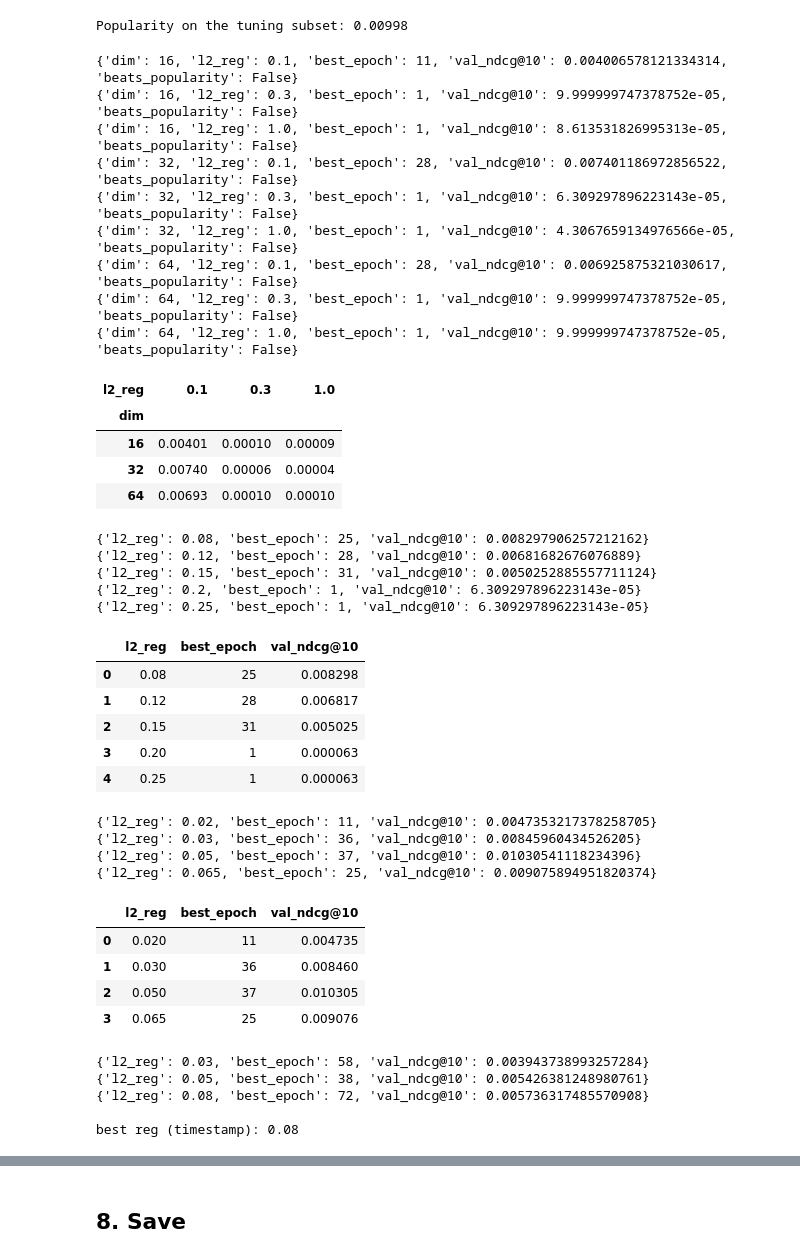
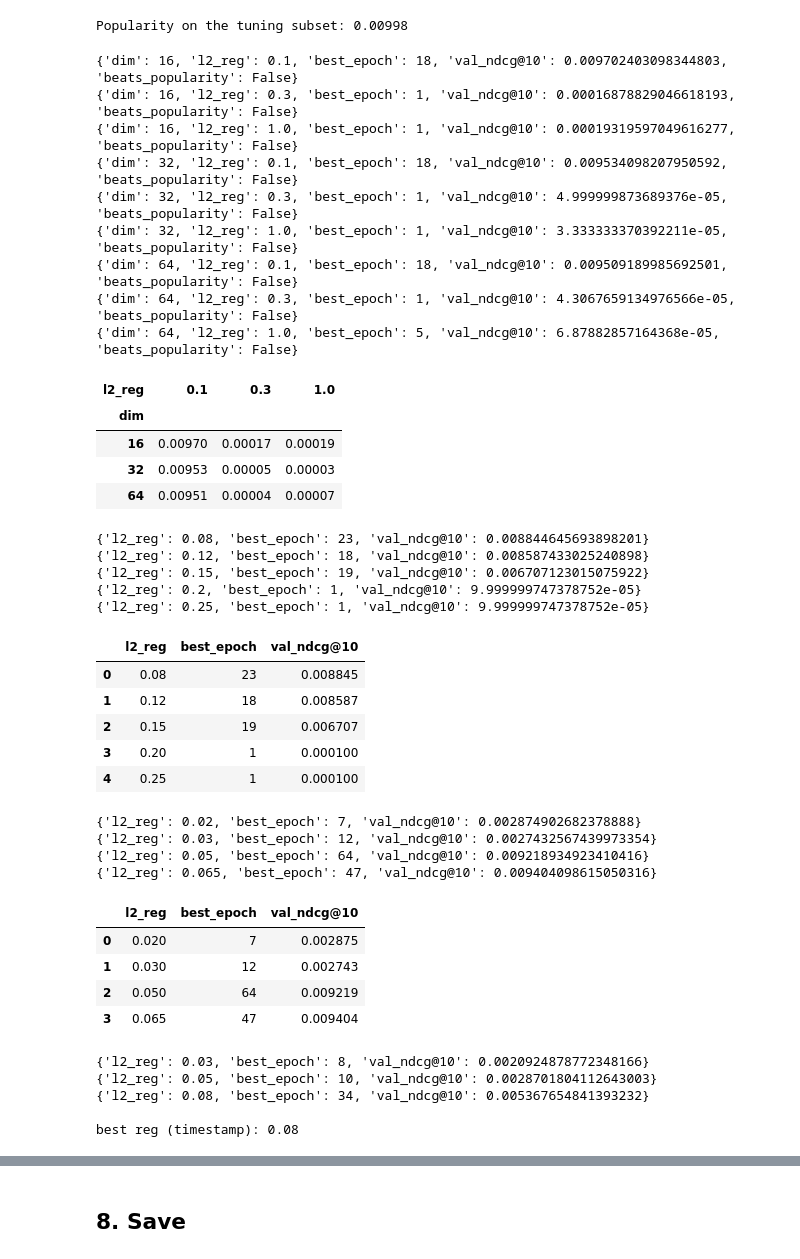
Before and after one commit to ErjonXhani/gnn-recommender-dissertation, a Jupyter notebook: notebooks/08_evaluation_and_baselines.ipynb, the cells around one changed output, grey strips where cells are left out. Cells and saved outputs as stored; diff of their text form; code cells hidden in the pictures.

```diff
--- a/notebooks/08_evaluation_and_baselines.ipynb
+++ b/notebooks/08_evaluation_and_baselines.ipynb
@@ -593,7 +635,7 @@ d = data["last_out"]
 probe = md.MatrixFactorization(d["n_users"], d["n_items"], MF_DIM, SEED)
 probe_result = tr.train_bpr(
     probe, d["train"], d["n_items"], evaluator=None,
-    epochs=3, batch_size=MF_BATCH, learning_rate=MF_LR, l2_reg=MF_REG,
+    epochs=3, batch_size=MF_BATCH, learning_rate=MF_LR, l2_reg=MF_REG, sampling=SAMPLING,
     device=DEVICE, seed=SEED, verbose=False,
 )
 per_epoch = probe_result["history"]["seconds"].mean()
@@ -620,7 +662,7 @@ for protocol, d in data.items():
         model, d["train"], d["n_items"],
         evaluator=tuning_evaluators[protocol],
         epochs=MF_EPOCHS, batch_size=MF_BATCH,
-        learning_rate=MF_LR, l2_reg=MF_REG,
+        learning_rate=MF_LR, l2_reg=MF_REG, sampling=SAMPLING,
         patience=5, eval_every=10, selection_metric="ndcg@10",
         device=DEVICE, seed=SEED,
     )
@@ -693,7 +735,7 @@ for reg in [1e-4, 1e-3, 1e-2, 1e-1]:
     outcome = tr.train_bpr(
         model, d["train"], d["n_items"],
         evaluator=tuning_evaluators["last_out"],
-        epochs=40, batch_size=MF_BATCH, learning_rate=MF_LR, l2_reg=reg,
+        epochs=40, batch_size=MF_BATCH, learning_rate=MF_LR, l2_reg=reg, sampling=SAMPLING,
         patience=10, eval_every=1, selection_metric="ndcg@10",
         device=DEVICE, seed=SEED, verbose=False,
     )
@@ -743,7 +785,7 @@ for dim in [16, 32, 64]:
         model = md.MatrixFactorization(d["n_users"], d["n_items"], dim, SEED)
         outcome = tr.train_bpr(
             model, d["train"], d["n_items"], evaluator=tune_small,
-            epochs=50, batch_size=MF_BATCH, learning_rate=MF_LR, l2_reg=reg,
+            epochs=50, batch_size=MF_BATCH, learning_rate=MF_LR, l2_reg=reg, sampling=SAMPLING,
             patience=8, eval_every=1, selection_metric="ndcg@10",
             device=DEVICE, seed=SEED, verbose=False,
         )
@@ -756,48 +798,48 @@ for dim in [16, 32, 64]:
 grid = pd.DataFrame(grid)
 grid.pivot(index="dim", columns="l2_reg", values="val_ndcg@10").round(5)
 # %% [output]
-{'dim': 16, 'l2_reg': 0.1, 'best_epoch': 11, 'val_ndcg@10': 0.004006578121334314, 'beats_popularity': False}
-{'dim': 16, 'l2_reg': 0.3, 'best_epoch': 1, 'val_ndcg@10': 9.999999747378752e-05, 'beats_popularity': False}
-{'dim': 16, 'l2_reg': 1.0, 'best_epoch': 1, 'val_ndcg@10': 8.613531826995313e-05, 'beats_popularity': False}
-{'dim': 32, 'l2_reg': 0.1, 'best_epoch': 28, 'val_ndcg@10': 0.007401186972856522, 'beats_popularity': False}
-{'dim': 32, 'l2_reg': 0.3, 'best_epoch': 1, 'val_ndcg@10': 6.309297896223143e-05, 'beats_popularity': False}
-{'dim': 32, 'l2_reg': 1.0, 'best_epoch': 1, 'val_ndcg@10': 4.3067659134976566e-05, 'beats_popularity': False}
-{'dim': 64, 'l2_reg': 0.1, 'best_epoch': 28, 'val_ndcg@10': 0.006925875321030617, 'beats_popularity': False}
-{'dim': 64, 'l2_reg': 0.3, 'best_epoch': 1, 'val_ndcg@10': 9.999999747378752e-05, 'beats_popularity': False}
-{'dim': 64, 'l2_reg': 1.0, 'best_epoch': 1, 'val_ndcg@10': 9.999999747378752e-05, 'beats_popularity': False}
+{'dim': 16, 'l2_reg': 0.1, 'best_epoch': 18, 'val_ndcg@10': 0.009702403098344803, 'beats_popularity': False}
+{'dim': 16, 'l2_reg': 0.3, 'best_epoch': 1, 'val_ndcg@10': 0.00016878829046618193, 'beats_popularity': False}
+{'dim': 16, 'l2_reg': 1.0, 'best_epoch': 1, 'val_ndcg@10': 0.00019319597049616277, 'beats_popularity': False}
+{'dim': 32, 'l2_reg': 0.1, 'best_epoch': 18, 'val_ndcg@10': 0.009534098207950592, 'beats_popularity': False}
+{'dim': 32, 'l2_reg': 0.3, 'best_epoch': 1, 'val_ndcg@10': 4.999999873689376e-05, 'beats_popularity': False}
+{'dim': 32, 'l2_reg': 1.0, 'best_epoch': 1, 'val_ndcg@10': 3.333333370392211e-05, 'beats_popularity': False}
+{'dim': 64, 'l2_reg': 0.1, 'best_epoch': 18, 'val_ndcg@10': 0.009509189985692501, 'beats_popularity': False}
+{'dim': 64, 'l2_reg': 0.3, 'best_epoch': 1, 'val_ndcg@10': 4.3067659134976566e-05, 'beats_popularity': False}
+{'dim': 64, 'l2_reg': 1.0, 'best_epoch': 5, 'val_ndcg@10': 6.87882857164368e-05, 'beats_popularity': False}
 | l2_reg | 0.1 | 0.3 | 1.0 |
 | dim |  |  |  |
-| 16 | 0.00401 | 0.00010 | 0.00009 |
-| 32 | 0.00740 | 0.00006 | 0.00004 |
-| 64 | 0.00693 | 0.00010 | 0.00010 |
+| 16 | 0.00970 | 0.00017 | 0.00019 |
+| 32 | 0.00953 | 0.00005 | 0.00003 |
+| 64 | 0.00951 | 0.00004 | 0.00007 |
 # %%
 d = data["last_out"]
 fine = []
 for reg in [0.08, 0.12, 0.15, 0.20, 0.25]:
     model = md.MatrixFactorization(d["n_users"], d["n_items"], 32, SEED)
     outcome = tr.train_bpr(
         model, d["train"], d["n_items"], evaluator=tune_small,
-        epochs=80, batch_size=MF_BATCH, learning_rate=MF_LR, l2_reg=reg,
+        epochs=80, batch_size=MF_BATCH, learning_rate=MF_LR, l2_reg=reg, sampling=SAMPLING,
         patience=10, eval_every=1, selection_metric="ndcg@10",
         device=DEVICE, seed=SEED, verbose=False,
     )
     fine.append({"l2_reg": reg, "best_epoch": outcome["best_epoch"],
                  "val_ndcg@10": outcome["best_val_score"]})
     print(fine[-1], flush=True)
 
 pd.DataFrame(fine)
 # %% [output]
-{'l2_reg': 0.08, 'best_epoch': 25, 'val_ndcg@10': 0.008297906257212162}
-{'l2_reg': 0.12, 'best_epoch': 28, 'val_ndcg@10': 0.00681682676076889}
-{'l2_reg': 0.15, 'best_epoch': 31, 'val_ndcg@10': 0.0050252885557711124}
-{'l2_reg': 0.2, 'best_epoch': 1, 'val_ndcg@10': 6.309297896223143e-05}
-{'l2_reg': 0.25, 'best_epoch': 1, 'val_ndcg@10': 6.309297896223143e-05}
+{'l2_reg': 0.08, 'best_epoch': 23, 'val_ndcg@10': 0.008844645693898201}
+{'l2_reg': 0.12, 'best_epoch': 18, 'val_ndcg@10': 0.008587433025240898}
+{'l2_reg': 0.15, 'best_epoch': 19, 'val_ndcg@10': 0.006707123015075922}
+{'l2_reg': 0.2, 'best_epoch': 1, 'val_ndcg@10': 9.999999747378752e-05}
+{'l2_reg': 0.25, 'best_epoch': 1, 'val_ndcg@10': 9.999999747378752e-05}
 |  | l2_reg | best_epoch | val_ndcg@10 |
-| 0 | 0.08 | 25 | 0.008298 |
-| 1 | 0.12 | 28 | 0.006817 |
-| 2 | 0.15 | 31 | 0.005025 |
-| 3 | 0.20 | 1 | 0.000063 |
-| 4 | 0.25 | 1 | 0.000063 |
+| 0 | 0.08 | 23 | 0.008845 |
+| 1 | 0.12 | 18 | 0.008587 |
+| 2 | 0.15 | 19 | 0.006707 |
+| 3 | 0.20 | 1 | 0.000100 |
+| 4 | 0.25 | 1 | 0.000100 |
 # %%
 d = data["last_out"]
 fine2 = []
@@ -805,7 +847,7 @@ for reg in [0.02, 0.03, 0.05, 0.065]:
     model = md.MatrixFactorization(d["n_users"], d["n_items"], 32, SEED)
     outcome = tr.train_bpr(
         model, d["train"], d["n_items"], evaluator=tune_small,
-        epochs=80, batch_size=MF_BATCH, learning_rate=MF_LR, l2_reg=reg,
+        epochs=80, batch_size=MF_BATCH, learning_rate=MF_LR, l2_reg=reg, sampling=SAMPLING,
         patience=10, eval_every=1, selection_metric="ndcg@10",
         device=DEVICE, seed=SEED, verbose=False,
     )
@@ -815,15 +857,15 @@ for reg in [0.02, 0.03, 0.05, 0.065]:
 
 pd.DataFrame(fine2)
 # %% [output]
-{'l2_reg': 0.02, 'best_epoch': 11, 'val_ndcg@10': 0.0047353217378258705}
-{'l2_reg': 0.03, 'best_epoch': 36, 'val_ndcg@10': 0.00845960434526205}
-{'l2_reg': 0.05, 'best_epoch': 37, 'val_ndcg@10': 0.01030541118234396}
-{'l2_reg': 0.065, 'best_epoch': 25, 'val_ndcg@10': 0.009075894951820374}
+{'l2_reg': 0.02, 'best_epoch': 7, 'val_ndcg@10': 0.002874902682378888}
+{'l2_reg': 0.03, 'best_epoch': 12, 'val_ndcg@10': 0.0027432567439973354}
+{'l2_reg': 0.05, 'best_epoch': 64, 'val_ndcg@10': 0.009218934923410416}
+{'l2_reg': 0.065, 'best_epoch': 47, 'val_ndcg@10': 0.009404098615050316}
 |  | l2_reg | best_epoch | val_ndcg@10 |
-| 0 | 0.020 | 11 | 0.004735 |
-| 1 | 0.030 | 36 | 0.008460 |
-| 2 | 0.050 | 37 | 0.010305 |
-| 3 | 0.065 | 25 | 0.009076 |
+| 0 | 0.020 | 7 | 0.002875 |
+| 1 | 0.030 | 12 | 0.002743 |
+| 2 | 0.050 | 64 | 0.009219 |
+| 3 | 0.065 | 47 | 0.009404 |
 # %%
 d = data["timestamp"]
 ts_reg = []
@@ -831,7 +873,7 @@ for reg in [0.03, 0.05, 0.08]:
     model = md.MatrixFactorization(d["n_users"], d["n_items"], 32, SEED)
     outcome = tr.train_bpr(
         model, d["train"], d["n_items"], evaluator=ts_tuner,
-        epochs=80, batch_size=MF_BATCH, learning_rate=MF_LR, l2_reg=reg,
+        epochs=80, batch_size=MF_BATCH, learning_rate=MF_LR, l2_reg=reg, sampling=SAMPLING,
         patience=10, eval_every=2, selection_metric="ndcg@10",
         device=DEVICE, seed=SEED, verbose=False,
     )
@@ -843,8 +885,8 @@ ts_reg = pd.DataFrame(ts_reg)
 best_reg_ts = float(ts_reg.loc[ts_reg["val_ndcg@10"].idxmax(), "l2_reg"])
 print(f"\nbest reg (timestamp): {best_reg_ts}")
 # %% [output]
-{'l2_reg': 0.03, 'best_epoch': 58, 'val_ndcg@10': 0.003943738993257284}
-{'l2_reg': 0.05, 'best_epoch': 38, 'val_ndcg@10': 0.005426381248980761}
-{'l2_reg': 0.08, 'best_epoch': 72, 'val_ndcg@10': 0.005736317485570908}
+{'l2_reg': 0.03, 'best_epoch': 8, 'val_ndcg@10': 0.0020924878772348166}
+{'l2_reg': 0.05, 'best_epoch': 10, 'val_ndcg@10': 0.0028701804112643003}
+{'l2_reg': 0.08, 'best_epoch': 34, 'val_ndcg@10': 0.005367654841393232}
 
 best reg (timestamp): 0.08
```
Also changed, not shown: parts of 13 cells of this notebook, 13 other files.
